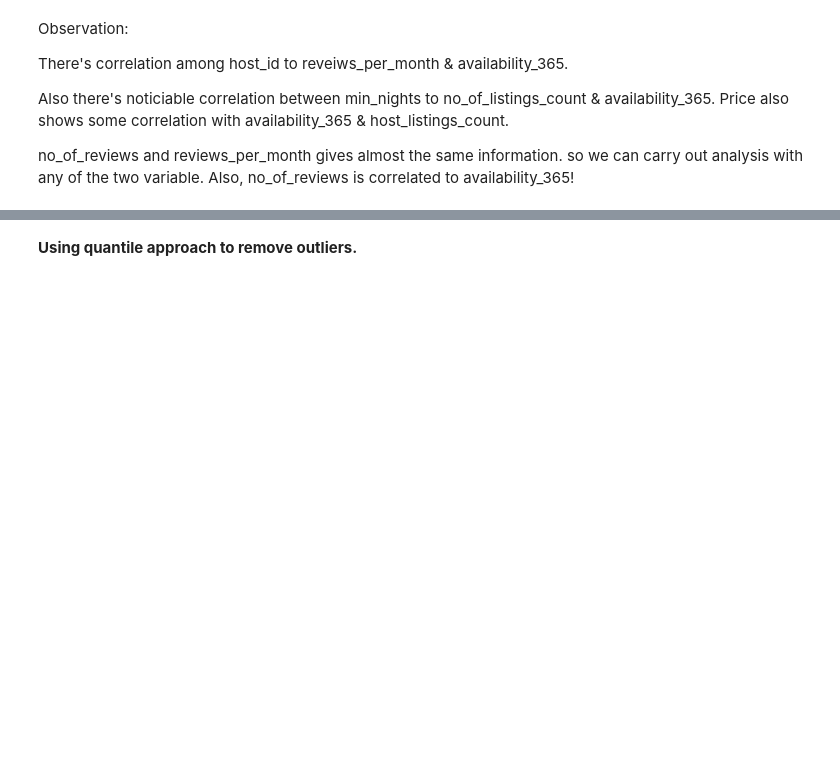
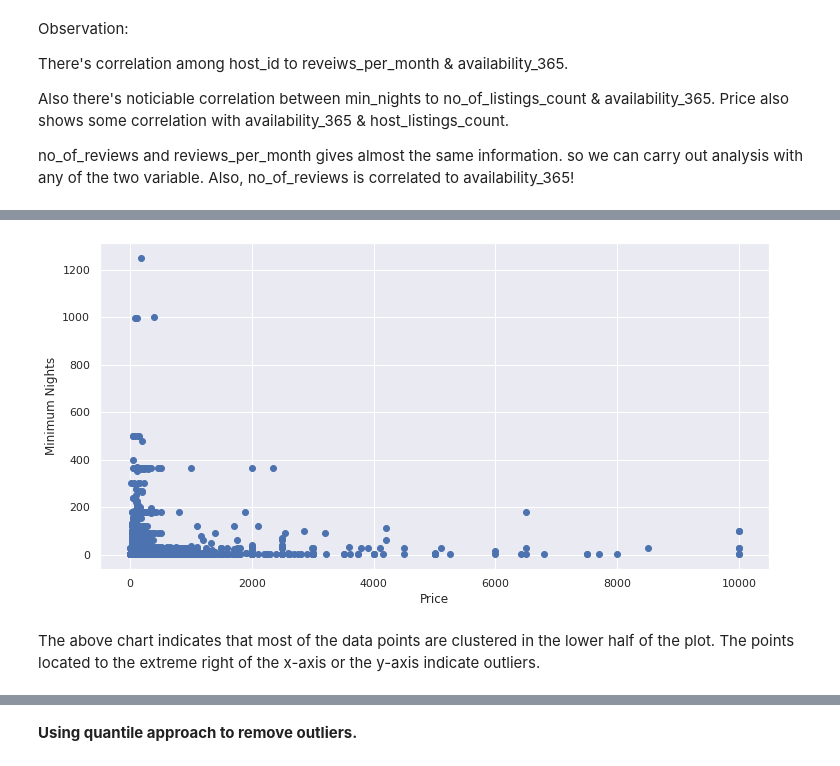
Before and after one commit to harishkollana/Airbnb-Capstone-Project, a Jupyter notebook: Airbnb_Capstone.ipynb, the cells around one changed output, grey strips where cells are left out. Saved outputs shown, nothing was run; the diff lists cells and outputs as text; code cells hidden in the pictures; blank space fills up the shorter version.

```diff
--- a/Airbnb_Capstone.ipynb
+++ b/Airbnb_Capstone.ipynb
@@ -570,3 +530,13 @@ sns.boxplot(df['price'])
+# %%
+fig, ax = plt.subplots(figsize=(12,6))
+ax.scatter(df['price'], df['minimum_nights'])
+ax.set_xlabel('Price')
+ax.set_ylabel('Minimum Nights')
+plt.show()
+# %% [output]
+[figure, added]
+# %% [markdown]
+The above chart indicates that most of the data points are clustered in the lower half of the plot. The points located to the extreme right of the x-axis or the y-axis indicate outliers.
 # %%
 df.describe()
 # %% [output]
```
Also changed, not shown: parts of 50 cells of this notebook.
